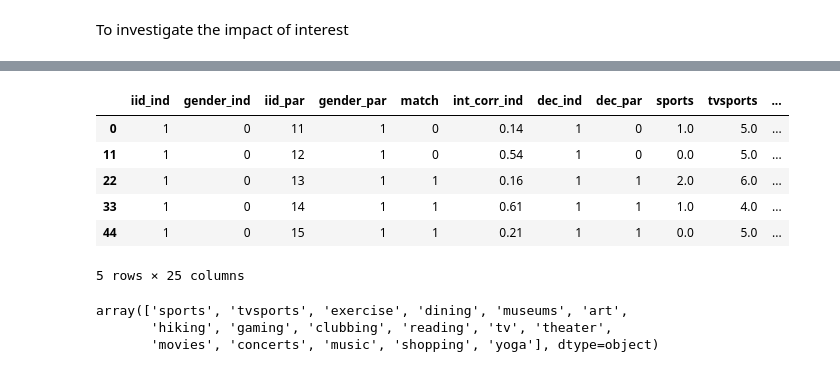
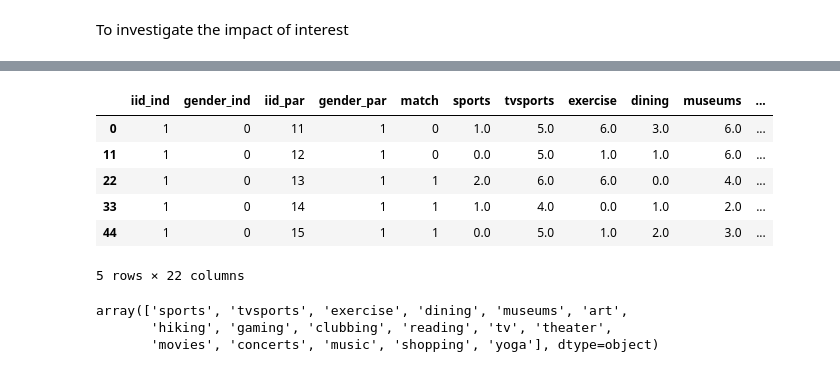
Before and after one commit to Levishantz/Speed_Dating, a Jupyter notebook: speed_dating_interests.ipynb, the cells around one changed output, grey strips where cells are left out. Cells and saved outputs as stored; diff of their text form; code cells hidden in the pictures.

```diff
--- a/speed_dating_interests.ipynb
+++ b/speed_dating_interests.ipynb
@@ -21,5 +28,0 @@ Each row of the dataset that we are using, which we found on Kaggle,
-# %%
-clean_ind = ind_df.copy()
-clean_ind = clean_ind[["iid","gender","pid","match","int_corr","age",
-                       "field","dec","match_es"]]
-clean_ind.head()
@@ -33,5 +28,0 @@ clean_ind.head()
-# %%
-clean_par = par_df.copy()
-clean_par = clean_par[["iid","gender","pid","match","int_corr","age",
-                       "field","dec","match_es"]]
-clean_par.head()
@@ -69,20 +56,19 @@ combo_df.head()
 To investigate the impact of interest
 # %%
 clean_ind = ind_df.copy()
-clean_ind = clean_ind[["iid","gender","pid","match","round","int_corr",
+clean_ind = clean_ind[["iid","gender","pid","match","age","race","career_c","goal",
                        "sports","tvsports","exercise","dining","museums","art","hiking","gaming","clubbing",
-                       "reading","tv","theater","movies","concerts","music","shopping","yoga","dec","match_es"]]
+                       "reading","tv","theater","movies","concerts","music","shopping","yoga","dec"]]
 clean_par = par_df.copy()
-clean_par = clean_par[["iid","gender","pid","int_corr",
+clean_par = clean_par[["iid","gender","pid","age","race","career_c","goal",
                        "sports","tvsports","exercise","dining","museums","art","hiking","gaming","clubbing",
-                       "reading","tv","theater","movies","concerts","music","shopping","yoga",
-                       "dec","match_es"]]
+                       "reading","tv","theater","movies","concerts","music","shopping","yoga","dec"]]
 combo_df = pd.merge(clean_ind,clean_par, left_on = 'iid',right_on='pid',suffixes=("_ind", "_par"))
 combo_df = combo_df[combo_df['pid_ind'] == combo_df['iid_par']]
 
 found = []
 found_sets = []
-for x, y in zip(combo_df['pid_ind'], combo_df['iid_ind']):
+for x, y in zip(combo_df['iid_ind'], combo_df['pid_ind']):
     if set([x, y]) in found_sets:
         found.append(False)
     else:
@@ -91,7 +77,7 @@ for x, y in zip(combo_df['pid_ind'], combo_df['iid_ind']):
 combo_df = combo_df[found]
 
 
-combo_df = combo_df.dropna(subset=['sports_ind','sports_par'])
+#combo_df = combo_df.dropna(subset=['sports_ind','sports_par'])
 
 combo_df.head()
 # %% [output]
@@ -173,36 +166,38 @@ for interest in interests_df.columns.values:
 # %%
 interests_df = combo_df.copy()
+
+
+
 interests_df['sports'] = abs(interests_df['sports_ind'] - interests_df['sports_par'])
 interests_df['tvsports'] = abs(interests_df['tvsports_ind'] - interests_df['tvsports_par'])
 interests_df['exercise'] = abs(interests_df['exercise_ind'] - interests_df['exercise_par'])
 interests_df['dining'] = abs(interests_df['dining_ind'] - interests_df['dining_par'])
 interests_df['museums'] = abs(interests_df['museums_ind'] - interests_df['museums_par'])
 interests_df['art'] = abs(interests_df['art_ind'] - interests_df['art_par'])
 interests_df['hiking'] = abs(interests_df['hiking_ind'] - interests_df['hiking_par'])
 interests_df['gaming'] = abs(interests_df['gaming_ind'] - interests_df['gaming_par'])
 interests_df['clubbing'] = abs(interests_df['clubbing_ind'] - interests_df['clubbing_par'])
 interests_df['reading'] = abs(interests_df['reading_ind'] - interests_df['reading_par'])
 interests_df['tv'] = abs(interests_df['tv_ind'] - interests_df['tv_par'])
 interests_df['theater'] = abs(interests_df['theater_ind'] - interests_df['theater_par'])
 interests_df['movies'] = abs(interests_df['movies_ind'] - interests_df['movies_par'])
 interests_df['concerts'] = abs(interests_df['concerts_ind'] - interests_df['concerts_par'])
 interests_df['music'] = abs(interests_df['music_ind'] - interests_df['music_par'])
 interests_df['shopping'] = abs(interests_df['shopping_ind'] - interests_df['shopping_par'])
 interests_df['yoga'] = abs(interests_df['yoga_ind'] - interests_df['yoga_par'])
-interests_df = interests_df[['iid_ind', 'gender_ind', 'iid_par', 'gender_par','match',
-       'int_corr_ind', 'dec_ind', 'dec_par',  'sports',
+interests_df = interests_df[['iid_ind', 'gender_ind', 'iid_par', 'gender_par','match',  'sports',
        'tvsports', 'exercise', 'dining', 'museums', 'art', 'hiking',
        'gaming', 'clubbing', 'reading', 'tv', 'theater', 'movies',
        'concerts', 'music', 'shopping', 'yoga']]
 interests_df.head()
 # %% [output]
-|  | iid_ind | gender_ind | iid_par | gender_par | match | int_corr_ind | dec_ind | dec_par | sports | tvsports | ... |
-| 0 | 1 | 0 | 11 | 1 | 0 | 0.14 | 1 | 0 | 1.0 | 5.0 | ... |
-| 11 | 1 | 0 | 12 | 1 | 0 | 0.54 | 1 | 0 | 0.0 | 5.0 | ... |
-| 22 | 1 | 0 | 13 | 1 | 1 | 0.16 | 1 | 1 | 2.0 | 6.0 | ... |
-| 33 | 1 | 0 | 14 | 1 | 1 | 0.61 | 1 | 1 | 1.0 | 4.0 | ... |
-| 44 | 1 | 0 | 15 | 1 | 1 | 0.21 | 1 | 1 | 0.0 | 5.0 | ... |
+|  | iid_ind | gender_ind | iid_par | gender_par | match | sports | tvsports | exercise | dining | museums | ... |
+| 0 | 1 | 0 | 11 | 1 | 0 | 1.0 | 5.0 | 6.0 | 3.0 | 6.0 | ... |
+| 11 | 1 | 0 | 12 | 1 | 0 | 0.0 | 5.0 | 1.0 | 1.0 | 6.0 | ... |
+| 22 | 1 | 0 | 13 | 1 | 1 | 2.0 | 6.0 | 6.0 | 0.0 | 4.0 | ... |
+| 33 | 1 | 0 | 14 | 1 | 1 | 1.0 | 4.0 | 0.0 | 1.0 | 2.0 | ... |
+| 44 | 1 | 0 | 15 | 1 | 1 | 0.0 | 5.0 | 1.0 | 2.0 | 3.0 | ... |
-5 rows × 25 columns
+5 rows × 22 columns
 # %%
 matched_interests.columns.values[8:]
 # %% [output]
```
Also changed, not shown: parts of 13 cells of this notebook, 7 other files.
